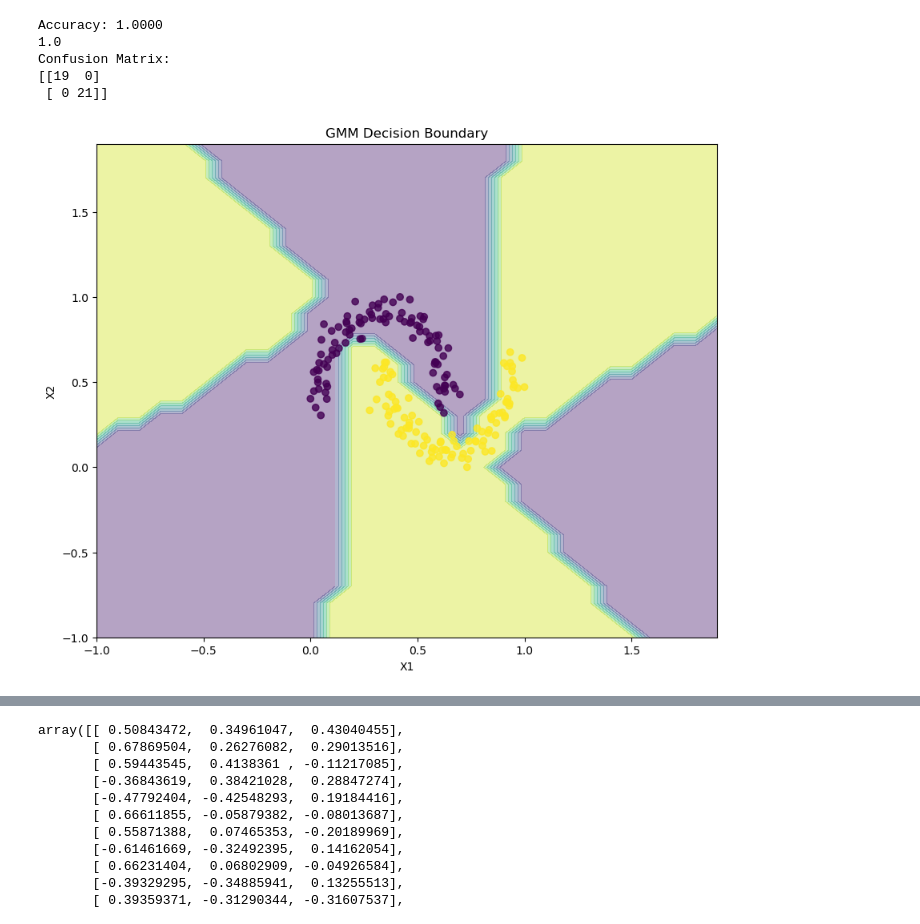
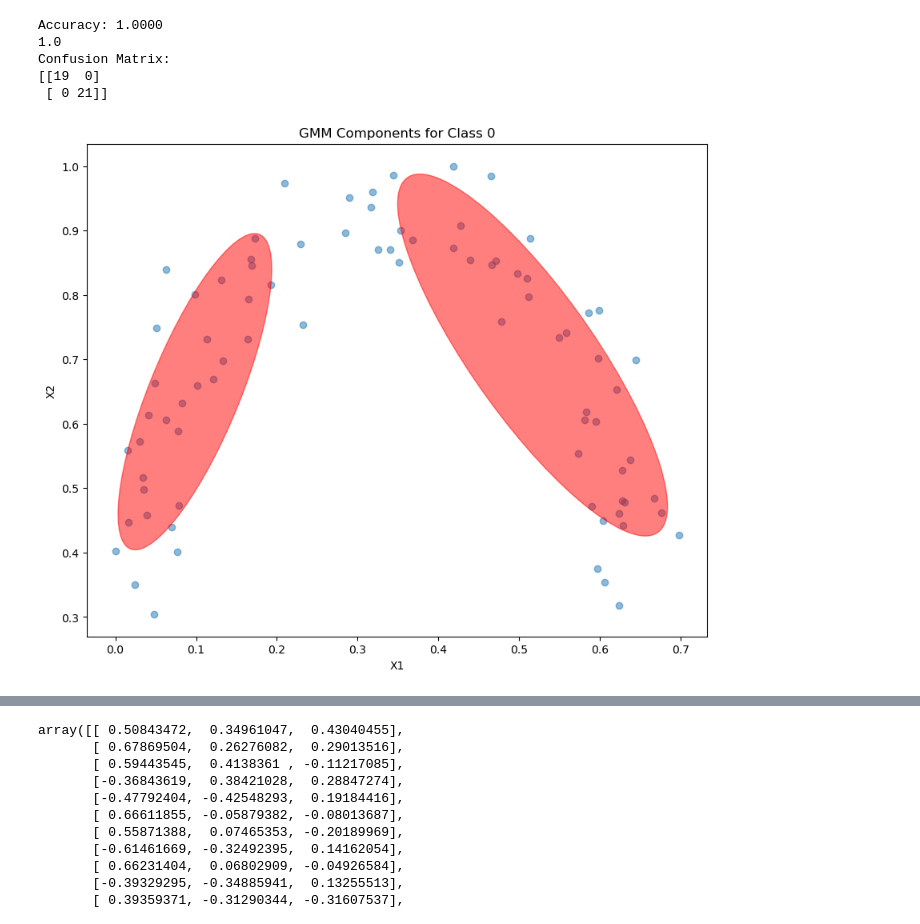
Before and after one commit to Mohit-Marfatia/ML-Lab, a Jupyter notebook: Untitled1.ipynb, the cells around one changed output, grey strips where cells are left out. Saved outputs shown, nothing was run; the diff lists cells and outputs as text; code cells hidden in the pictures.

```diff
--- a/Untitled1.ipynb
+++ b/Untitled1.ipynb
@@ -117,7 +117,7 @@ def plot_decision_boundary(X, y, gmm_0, gmm_1, title):
     plt.ylabel("X2")
     plt.show()
 
-plot_decision_boundary(X, y, gmm_class_0, gmm_class_1, "GMM Decision Boundary")
+# plot_decision_boundary(X, y, gmm_class_0, gmm_class_1, "GMM Decision Boundary")
 
 # Plot GMM components
 def plot_gmm_components(X, gmm, title):
@@ -125,31 +125,31 @@ def plot_gmm_components(X, gmm, title):
     plt.scatter(X[:, 0], X[:, 1], alpha=0.5)
 
     for k in range(gmm.n_components):
         mean = gmm.means[k][:2]
         cov = gmm.covariances[k][:2, :2]
         v, w = np.linalg.eigh(cov)
         v = 2. * np.sqrt(2.) * np.sqrt(v)
         u = w[0] / np.linalg.norm(w[0])
 
         angle = np.arctan2(u[1], u[0])
         angle = 180. * angle / np.pi
 
         ell = plt.matplotlib.patches.Ellipse(xy=mean, width=v[0], height=v[1], angle=angle, color='r')
         ell.set_clip_box(plt.gca().bbox)
         ell.set_alpha(0.5)
         plt.gca().add_artist(ell)
 
     plt.title(title)
     plt.xlabel("X1")
     plt.ylabel("X2")
     plt.show()
 
 plot_gmm_components(X_train_0, gmm_class_0, "GMM Components for Class 0")
 plot_gmm_components(X_train_1, gmm_class_1, "GMM Components for Class 1")
 # %% [output]
 Accuracy: 1.0000
 1.0
 Confusion Matrix:
 [[19  0]
  [ 0 21]]
-[figure, old version]
+[figure, new version]
```
Also changed, not shown: parts of 10 cells of this notebook, 10 other files.
